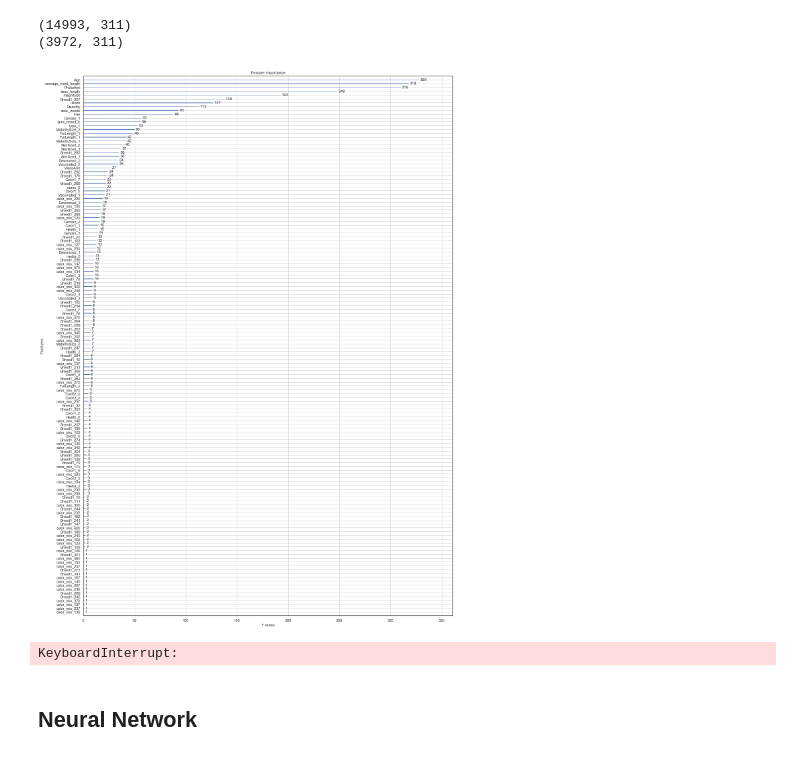
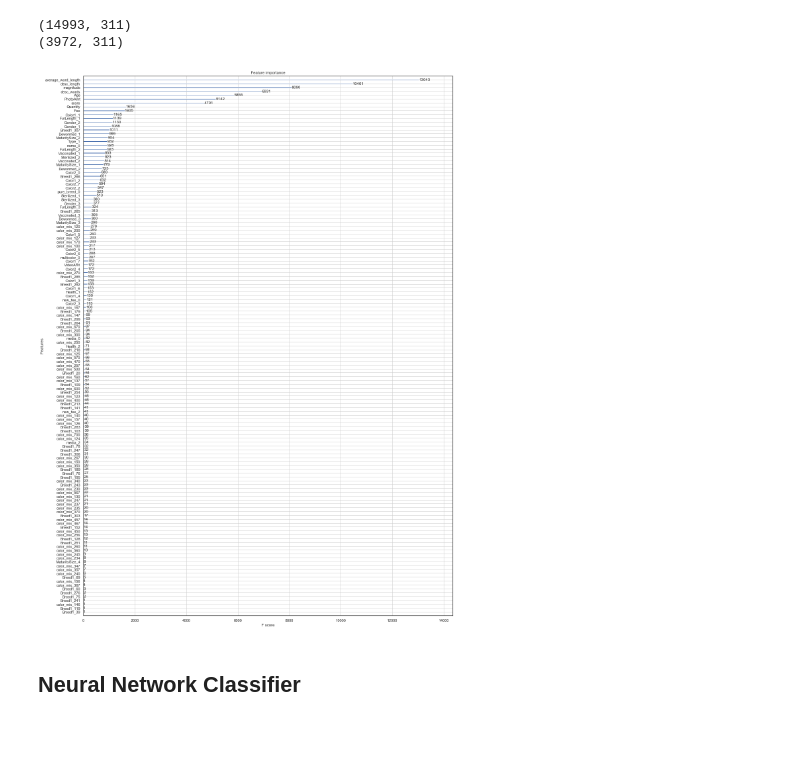
Before and after one commit to inescsv/pet_project, a Jupyter notebook: pet_project.ipynb, the cells around one changed output. Saved outputs shown, nothing was run; the diff lists cells and outputs as text; code cells hidden in the pictures.

```diff
--- a/pet_project.ipynb
+++ b/pet_project.ipynb
@@ -565,6 +569,7 @@ onehot_df = df_temp[onehot_columns]
 onehot_df = pd.get_dummies(onehot_df, columns = onehot_columns)
 df_onehot_drop = df_temp.drop(onehot_columns, axis = 1)
 df_onehot = pd.concat([df_onehot_drop, onehot_df], axis = 1)
+df_onehot['average_word_length'] = df_onehot['average_word_length'].fillna(0)
 
 print(df_onehot.shape)
 df_onehot.head()
@@ -649,24 +662,24 @@ bst_preds = bst.predict(X_test)
 # %%
 # Plot feature importance
 
 from xgboost import plot_importance
 
 plt.rcParams["figure.figsize"] = (20, 30)
-plot_importance(xgb)
+plot_importance(xgb_bst)
 plt.show()
 # %% [output]
-[figure, old version]
+[figure, new version]
 # %%
 from sklearn.feature_selection import SelectFromModel
 
-# Fit model using each importance as a threshold
+# Fit model using feature importances as thresholds
 thresholds = sorted(bst_fit.feature_importances_)
 
 for thresh in thresholds:
     selection = SelectFromModel(bst_fit, threshold=thresh, prefit=True)
     select_X_train = selection.transform(X_train)
 
-    # train model
+    # Train model
     selection_model = XGBClassifier(objective='multi:softmax', n_classes=5, **best_params)
     selection_model.fit(select_X_train, y_train)
 
@@ -674,8 +687,8 @@ for thresh in thresholds:
     select_X_test = selection.transform(X_test)
     y_pred = selection_model.predict(select_X_test)
     predictions = [round(value) for value in y_pred]
+
+    #Evaluate the model
     #score = metrics.cohen_kappa_score(y_test, predictions, weights='quadratic')
     #print("Thresh=%.3f, n=%d, Kappa Score: %.2f%%" % (thresh, select_X_train.shape[1], score*100.0))
-# %% [output]
-KeyboardInterrupt:
 # %%
@@ -684,4 +697,4 @@ predictions.head()
 # %%
 export_csv = predictions.astype(int).to_csv(r'/Users/yc00027/Documents/Project2/petfinder-adoption-prediction/test/predictions.csv', header=True)
 # %% [markdown]
-## Neural Network
+## Neural Network Classifier
```
Also changed, not shown: parts of 24 cells of this notebook.
